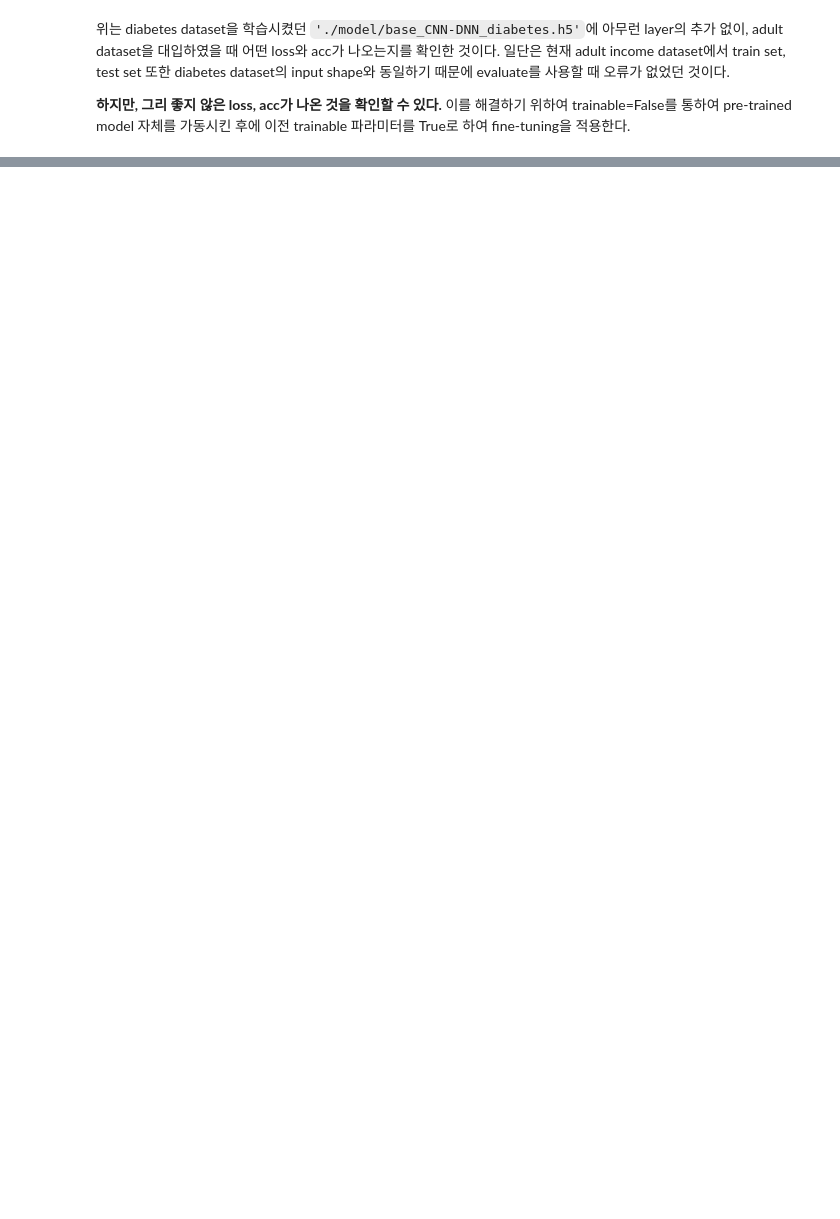
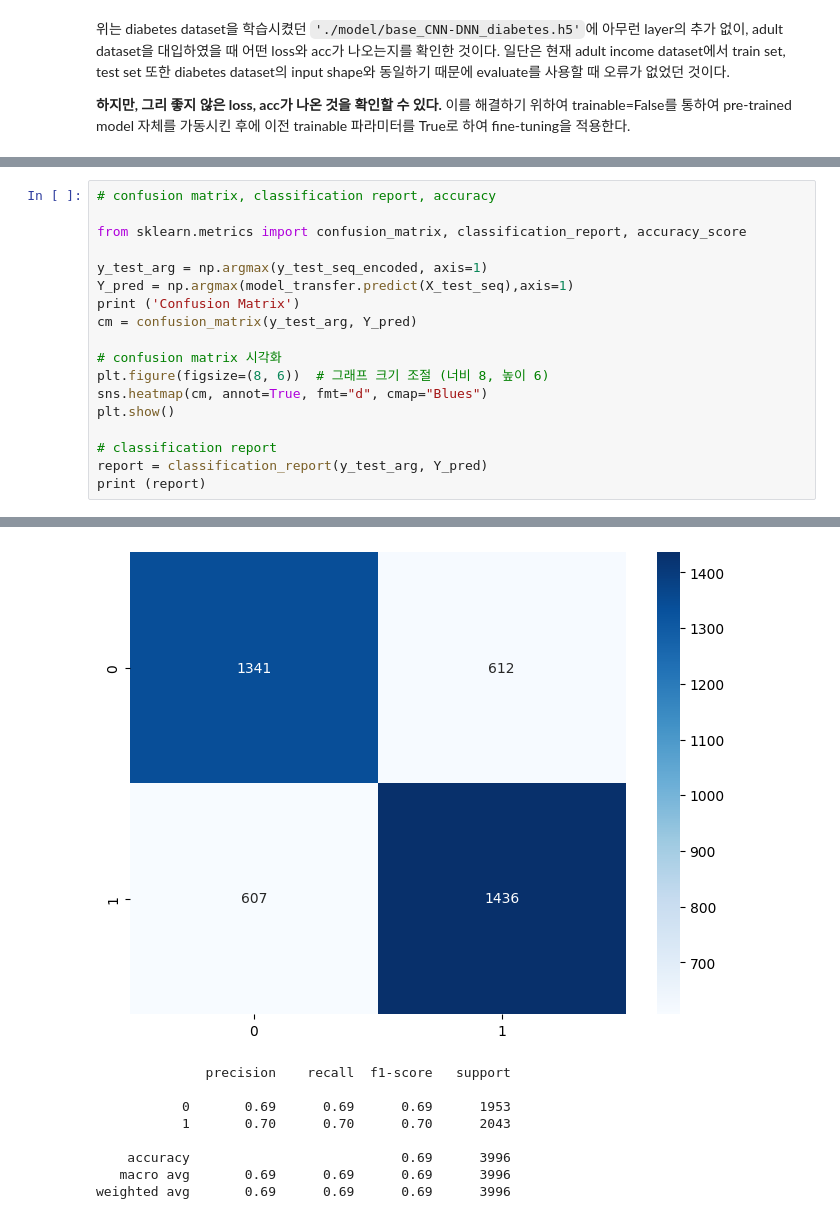
Before and after one commit to lky473736/learning-AI, a Jupyter notebook: class/assignment/topic4/fine-tuning_classification_adult(assignment).ipynb, the cells around one changed output, grey strips where cells are left out. Cells and saved outputs as stored; diff of their text form; blank space fills up the shorter version.

```diff
--- a/class/assignment/topic4/fine-tuning_classification_adult(assignment).ipynb
+++ b/class/assignment/topic4/fine-tuning_classification_adult(assignment).ipynb
@@ -795,0 +1060,19 @@ eval_2 = model_transfer.evaluate(X_test_seq, y_test_seq_encoded)
+# %%
+# confusion matrix, classification report, accuracy
+
+from sklearn.metrics import confusion_matrix, classification_report, accuracy_score
+
+y_test_arg = np.argmax(y_test_seq_encoded, axis=1)
+Y_pred = np.argmax(model_transfer.predict(X_test_seq),axis=1)
+print ('Confusion Matrix')
+cm = confusion_matrix(y_test_arg, Y_pred)
+
+# confusion matrix 시각화
+plt.figure(figsize=(8, 6))  # 그래프 크기 조절 (너비 8, 높이 6)
+sns.heatmap(cm, annot=True, fmt="d", cmap="Blues")
+plt.show()
+
+# classification report
+report = classification_report(y_test_arg, Y_pred)
+print (report)
+# %% [output]
@@ -795,0 +1081,9 @@ eval_2 = model_transfer.evaluate(X_test_seq, y_test_seq_encoded)
+[figure, added]
+              precision    recall  f1-score   support
+
+           0       0.69      0.69      0.69      1953
+           1       0.70      0.70      0.70      2043
+
+    accuracy                           0.69      3996
+   macro avg       0.69      0.69      0.69      3996
+weighted avg       0.69      0.69      0.69      3996
```
Also changed, not shown: parts of 27 cells of this notebook.
